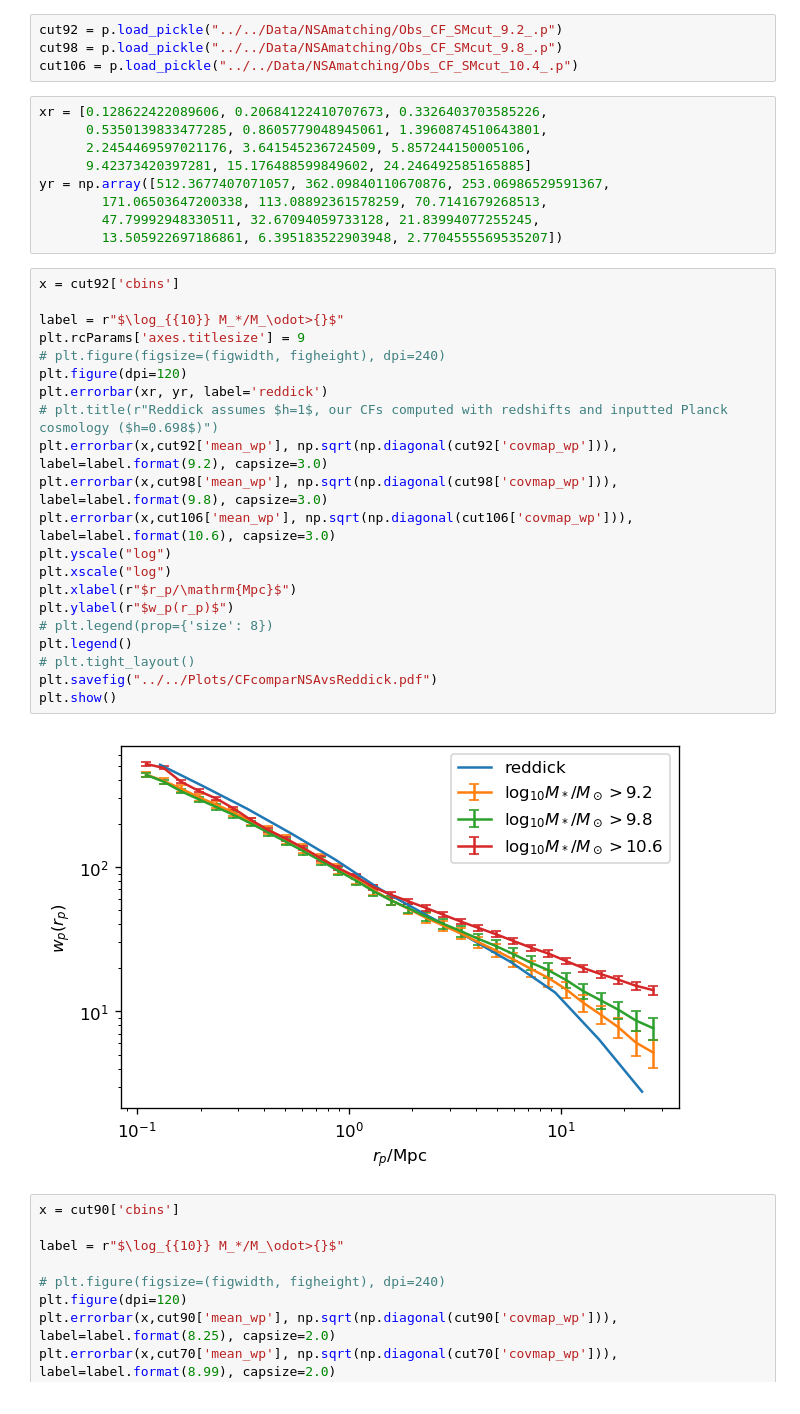
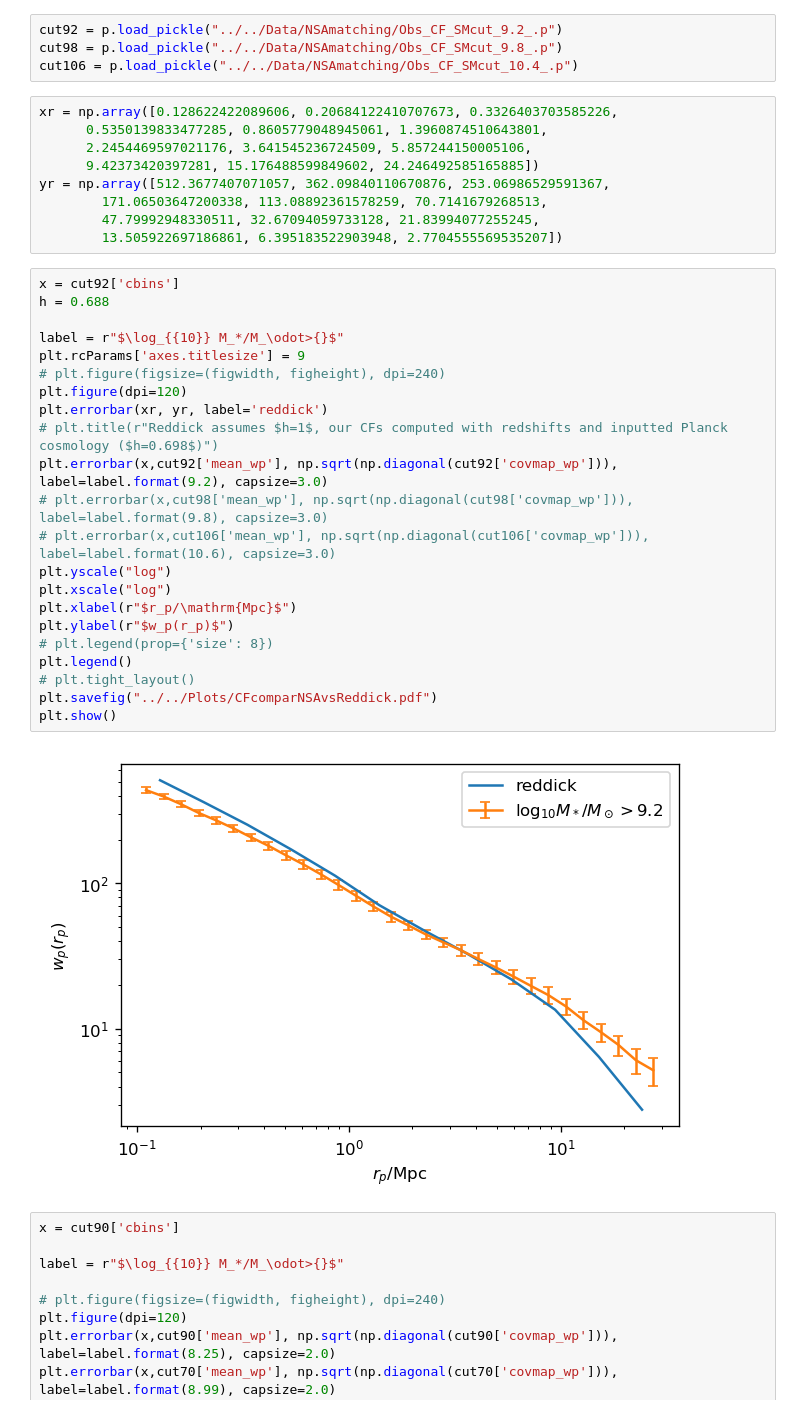
Before and after one commit to harrydesmond/halos-galaxies, a Jupyter notebook: src/NSAmatching/OBScfplot.ipynb, the cells around one changed output. Saved outputs shown, nothing was run; the diff lists cells and outputs as text.

```diff
--- a/src/NSAmatching/OBScfplot.ipynb
+++ b/src/NSAmatching/OBScfplot.ipynb
@@ -17,37 +17,38 @@ cut92 = p.load_pickle("../../Data/NSAmatching/Obs_CF_SMcut_9.2_.p")
 cut98 = p.load_pickle("../../Data/NSAmatching/Obs_CF_SMcut_9.8_.p")
 cut106 = p.load_pickle("../../Data/NSAmatching/Obs_CF_SMcut_10.4_.p")
 # %%
-xr = [0.128622422089606, 0.20684122410707673, 0.3326403703585226,
+xr = np.array([0.128622422089606, 0.20684122410707673, 0.3326403703585226,
       0.5350139833477285, 0.8605779048945061, 1.3960874510643801,
       2.2454469597021176, 3.641545236724509, 5.857244150005106,
-      9.42373420397281, 15.176488599849602, 24.246492585165885]
+      9.42373420397281, 15.176488599849602, 24.246492585165885])
 yr = np.array([512.3677407071057, 362.09840110670876, 253.06986529591367,
         171.06503647200338, 113.08892361578259, 70.7141679268513,
         47.79992948330511, 32.67094059733128, 21.83994077255245,
         13.505922697186861, 6.395183522903948, 2.7704555569535207])
 # %%
 x = cut92['cbins']
+h = 0.688
 
 label = r"$\log_{{10}} M_*/M_\odot>{}$"
 plt.rcParams['axes.titlesize'] = 9
 # plt.figure(figsize=(figwidth, figheight), dpi=240)
 plt.figure(dpi=120)
 plt.errorbar(xr, yr, label='reddick')
 # plt.title(r"Reddick assumes $h=1$, our CFs computed with redshifts and inputted Planck cosmology ($h=0.698$)")
 plt.errorbar(x,cut92['mean_wp'], np.sqrt(np.diagonal(cut92['covmap_wp'])), label=label.format(9.2), capsize=3.0)
-plt.errorbar(x,cut98['mean_wp'], np.sqrt(np.diagonal(cut98['covmap_wp'])), label=label.format(9.8), capsize=3.0)
-plt.errorbar(x,cut106['mean_wp'], np.sqrt(np.diagonal(cut106['covmap_wp'])), label=label.format(10.6), capsize=3.0)
+# plt.errorbar(x,cut98['mean_wp'], np.sqrt(np.diagonal(cut98['covmap_wp'])), label=label.format(9.8), capsize=3.0)
+# plt.errorbar(x,cut106['mean_wp'], np.sqrt(np.diagonal(cut106['covmap_wp'])), label=label.format(10.6), capsize=3.0)
 plt.yscale("log")
 plt.xscale("log")
 plt.xlabel(r"$r_p/\mathrm{Mpc}$")
 plt.ylabel(r"$w_p(r_p)$")
 # plt.legend(prop={'size': 8})
 plt.legend()
 # plt.tight_layout()
 plt.savefig("../../Plots/CFcomparNSAvsReddick.pdf")
 plt.show()
 # %% [output]
-[figure, old version]
+[figure, new version]
 # %%
 x = cut90['cbins']
 
```
Also changed, not shown: 3 other files.
